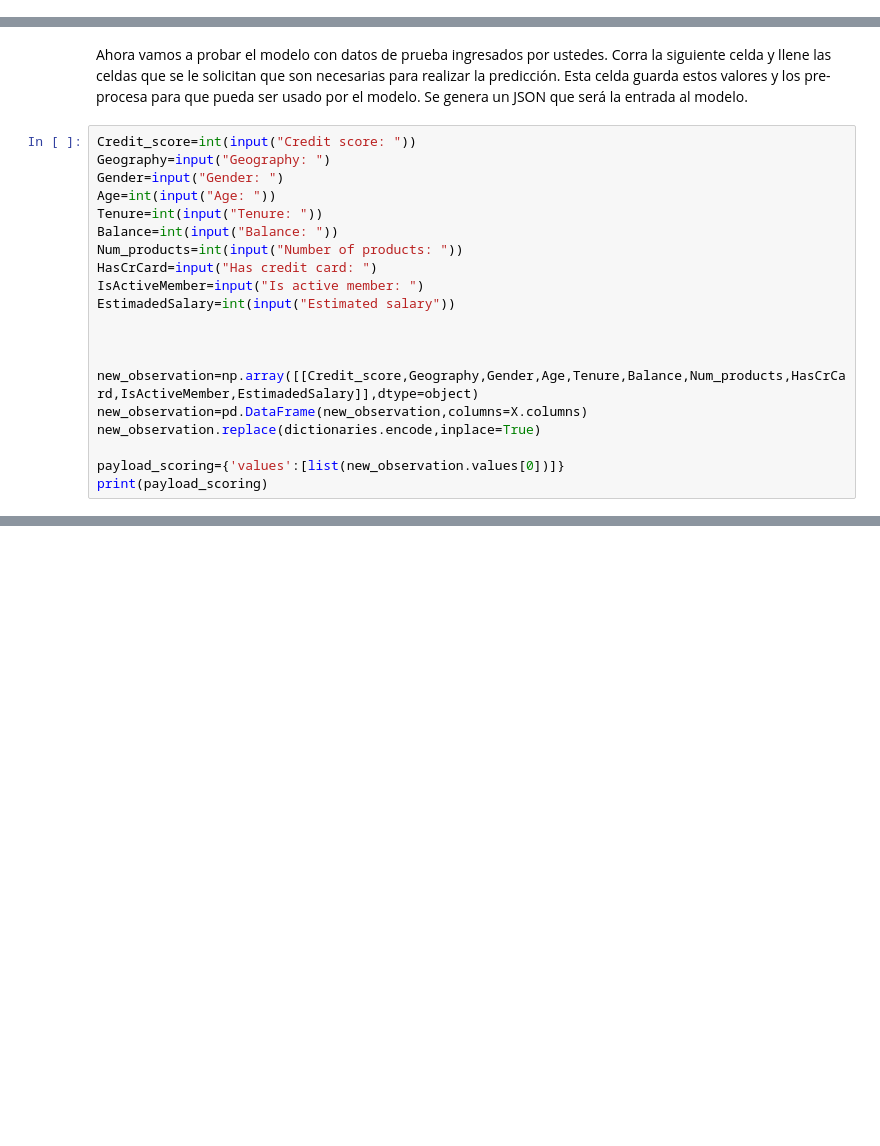
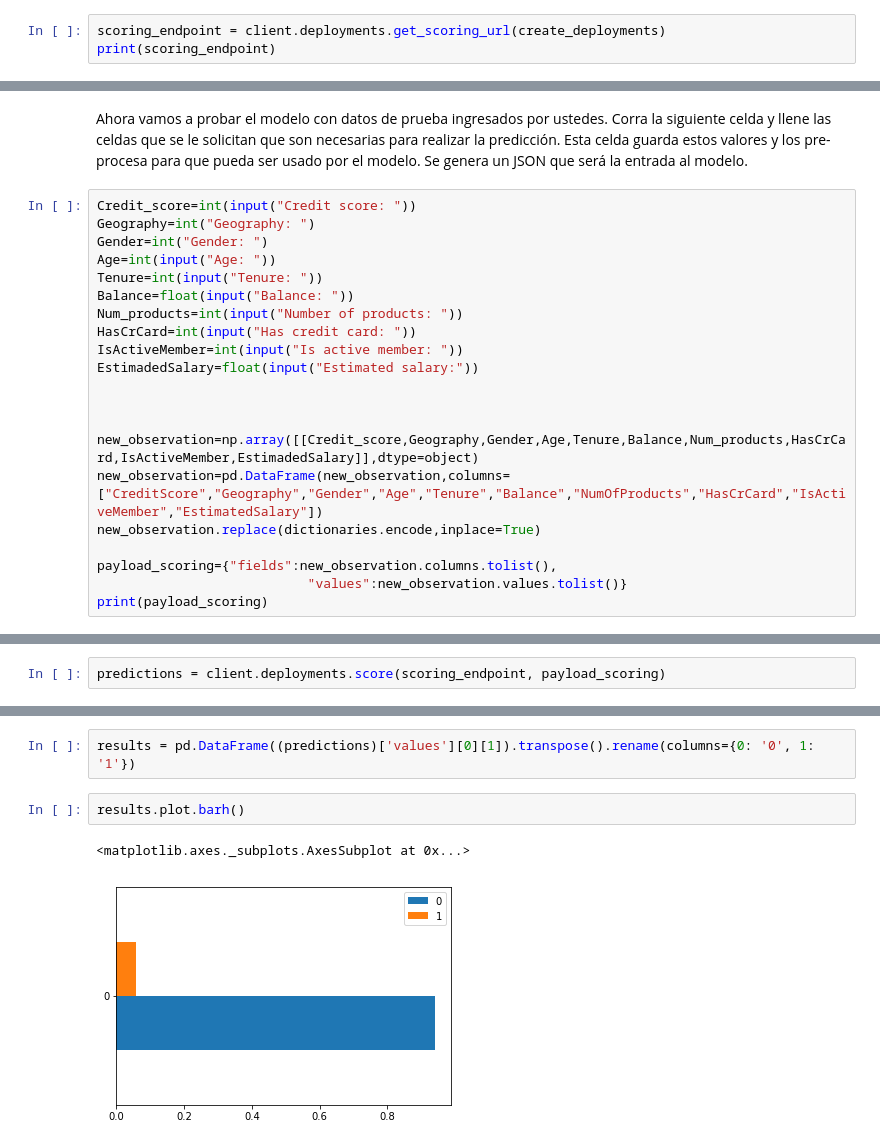
Before and after one commit to jpmora69/Watson-Studio-Demo, a Jupyter notebook: Churn_notebook.ipynb, the cells around one changed output, grey strips where cells are left out. Cells and saved outputs as stored; diff of their text form; blank space fills up the shorter version.

```diff
--- a/Churn_notebook.ipynb
+++ b/Churn_notebook.ipynb
@@ -180,0 +225,3 @@ print(response_online.text)
+# %%
+scoring_endpoint = client.deployments.get_scoring_url(create_deployments)
+print(scoring_endpoint)
@@ -190,21 +236,22 @@ Ahora vamos a probar el modelo con datos de prueba ingresados por ustedes. Corra
 que son necesarias para realizar la predicción. Esta celda guarda estos valores y los pre-procesa para que pueda ser usado por el modelo. Se genera un JSON que será la entrada al modelo.
 # %%
 Credit_score=int(input("Credit score: "))
-Geography=input("Geography: ")
-Gender=input("Gender: ")
+Geography=int("Geography: ")
+Gender=int("Gender: ")
 Age=int(input("Age: "))
 Tenure=int(input("Tenure: "))
-Balance=int(input("Balance: "))
+Balance=float(input("Balance: "))
 Num_products=int(input("Number of products: "))
-HasCrCard=input("Has credit card: ")
-IsActiveMember=input("Is active member: ")
-EstimadedSalary=int(input("Estimated salary"))
+HasCrCard=int(input("Has credit card: "))
+IsActiveMember=int(input("Is active member: "))
+EstimadedSalary=float(input("Estimated salary:"))
 
 
 
 new_observation=np.array([[Credit_score,Geography,Gender,Age,Tenure,Balance,Num_products,HasCrCard,IsActiveMember,EstimadedSalary]],dtype=object)
-new_observation=pd.DataFrame(new_observation,columns=X.columns)
+new_observation=pd.DataFrame(new_observation,columns=["CreditScore","Geography","Gender","Age","Tenure","Balance","NumOfProducts","HasCrCard","IsActiveMember","EstimatedSalary"])
 new_observation.replace(dictionaries.encode,inplace=True)
 
-payload_scoring={'values':[list(new_observation.values[0])]}
+payload_scoring={"fields":new_observation.columns.tolist(),
+                           "values":new_observation.values.tolist()}
 print(payload_scoring)
@@ -255,0 +272,2 @@ plt.show()
+# %%
+predictions = client.deployments.score(scoring_endpoint, payload_scoring)
@@ -255,0 +292,7 @@ plt.show()
+# %%
+results = pd.DataFrame((predictions)['values'][0][1]).transpose().rename(columns={0: '0', 1: '1'})
+# %%
+results.plot.barh()
+# %% [output]
+<matplotlib.axes._subplots.AxesSubplot at 0x...>
+[figure, added]
```
Also changed, not shown: parts of 38 cells of this notebook, 3 other files.
